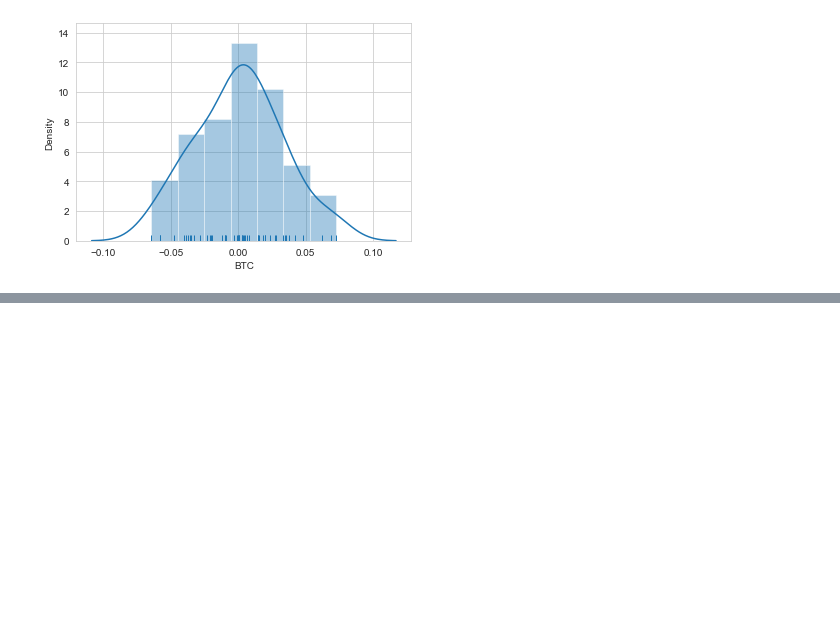
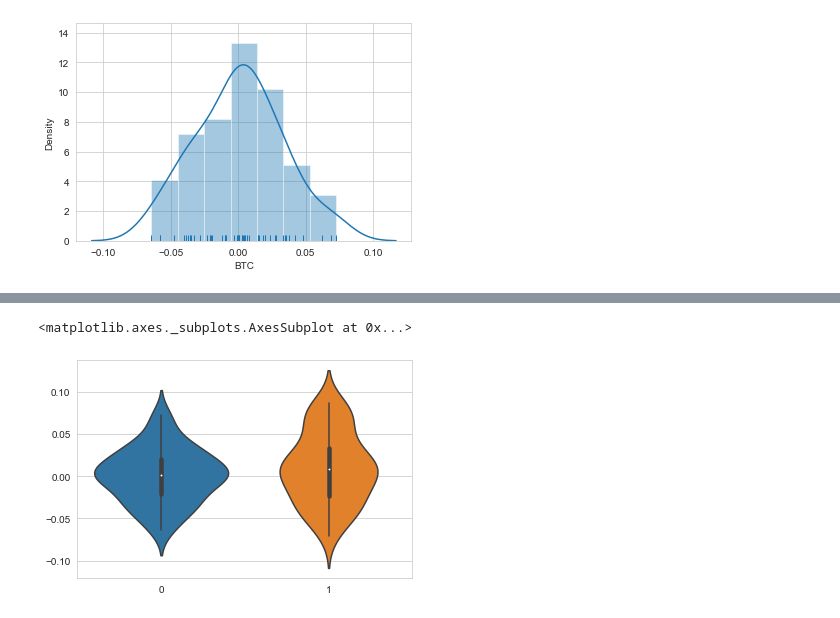
Before and after one commit to TokiedaKodai/Bitcoin-Analysis, a Jupyter notebook: jupyter/analysis_histgram.ipynb, the cells around one changed output, grey strips where cells are left out. Saved outputs shown, nothing was run; the diff lists cells and outputs as text; code cells hidden in the pictures; blank space fills up the shorter version.

```diff
--- a/jupyter/analysis_kde.ipynb
+++ b/jupyter/analysis_histgram.ipynb
@@ -179,0 +184,5 @@ sns.distplot(df.BTC, rug=True)
+# %%
+sns.violinplot(data=[df.BTC, df.ETH])
+# %% [output]
+<matplotlib.axes._subplots.AxesSubplot at 0x...>
+[figure, added]
```
Also changed, not shown: parts of 4 cells of this notebook, 1 other file.
